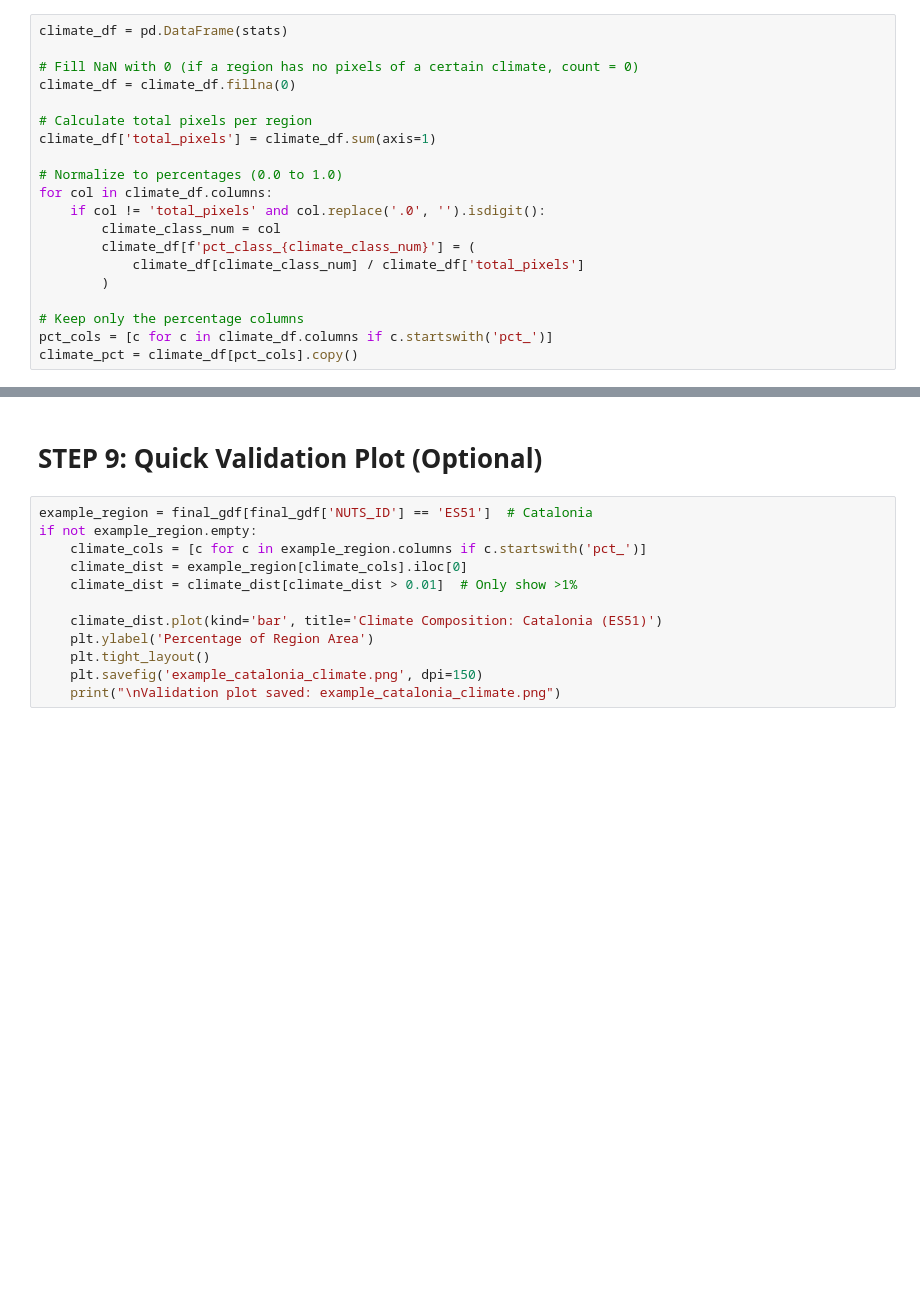
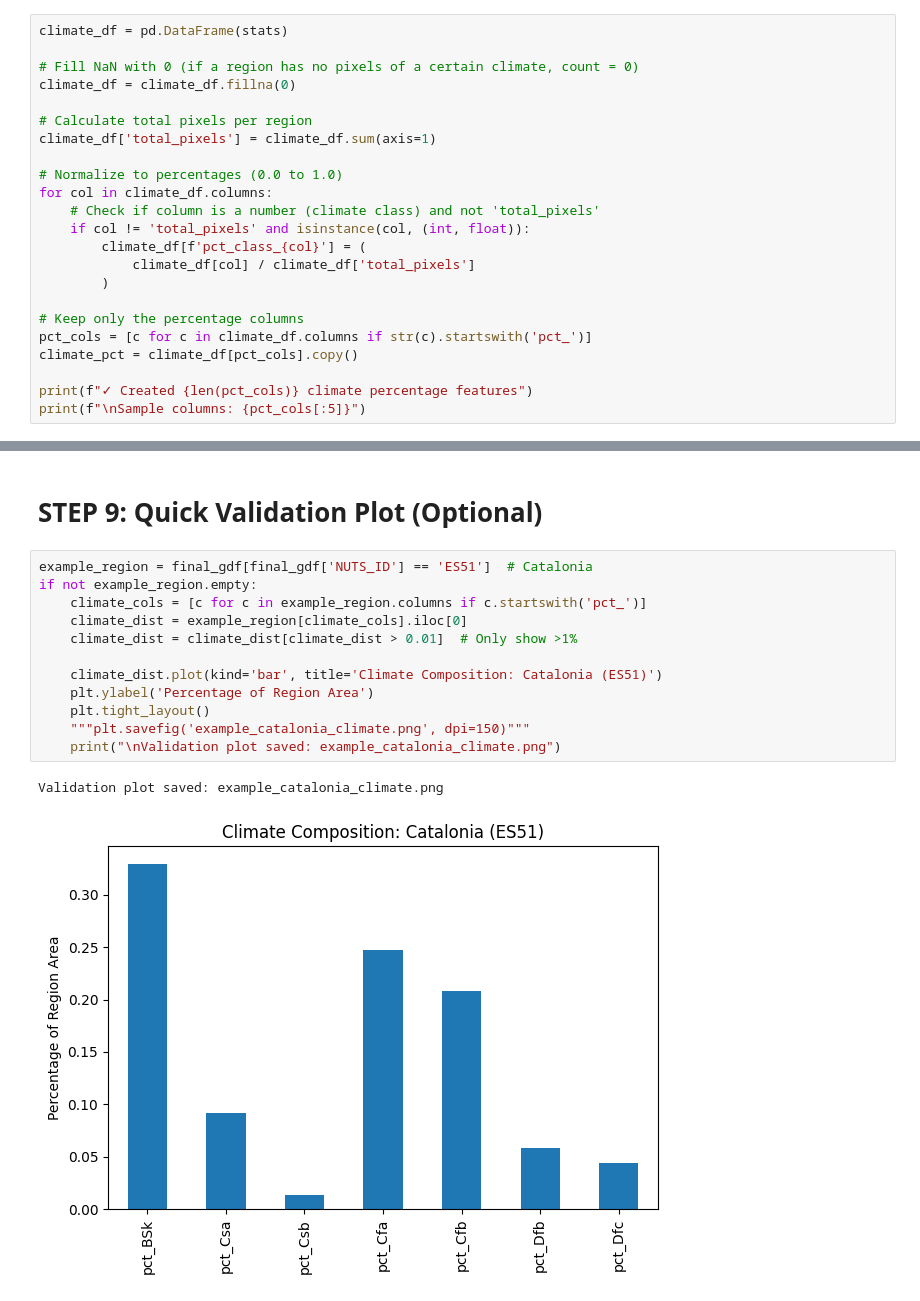
Before and after one commit to poloniki/etrace, a Jupyter notebook: climatemodel.ipynb, the cells around one changed output, grey strips where cells are left out. Cells and saved outputs as stored; diff of their text form; blank space fills up the shorter version.

Commit message:
chore: simple climate model for 1991-2020

```diff
--- a/climatemodel.ipynb
+++ b/climatemodel.ipynb
@@ -102,12 +112,15 @@ climate_df['total_pixels'] = climate_df.sum(axis=1)
 
 # Normalize to percentages (0.0 to 1.0)
 for col in climate_df.columns:
-    if col != 'total_pixels' and col.replace('.0', '').isdigit():
-        climate_class_num = col
-        climate_df[f'pct_class_{climate_class_num}'] = (
-            climate_df[climate_class_num] / climate_df['total_pixels']
+    # Check if column is a number (climate class) and not 'total_pixels'
+    if col != 'total_pixels' and isinstance(col, (int, float)):
+        climate_df[f'pct_class_{col}'] = (
+            climate_df[col] / climate_df['total_pixels']
         )
 
 # Keep only the percentage columns
-pct_cols = [c for c in climate_df.columns if c.startswith('pct_')]
+pct_cols = [c for c in climate_df.columns if str(c).startswith('pct_')]
 climate_pct = climate_df[pct_cols].copy()
+
+print(f"✓ Created {len(pct_cols)} climate percentage features")
+print(f"\nSample columns: {pct_cols[:5]}")
@@ -158,12 +175,15 @@ print(f"\nSample of output:\n{final_gdf.head()}")
 # %%
 example_region = final_gdf[final_gdf['NUTS_ID'] == 'ES51']  # Catalonia
 if not example_region.empty:
     climate_cols = [c for c in example_region.columns if c.startswith('pct_')]
     climate_dist = example_region[climate_cols].iloc[0]
     climate_dist = climate_dist[climate_dist > 0.01]  # Only show >1%
 
     climate_dist.plot(kind='bar', title='Climate Composition: Catalonia (ES51)')
     plt.ylabel('Percentage of Region Area')
     plt.tight_layout()
-    plt.savefig('example_catalonia_climate.png', dpi=150)
+    """plt.savefig('example_catalonia_climate.png', dpi=150)"""
     print("\nValidation plot saved: example_catalonia_climate.png")
+# %% [output]
+Validation plot saved: example_catalonia_climate.png
+[figure, added]
```
Also changed, not shown: parts of 7 cells of this notebook, 1 other file.
